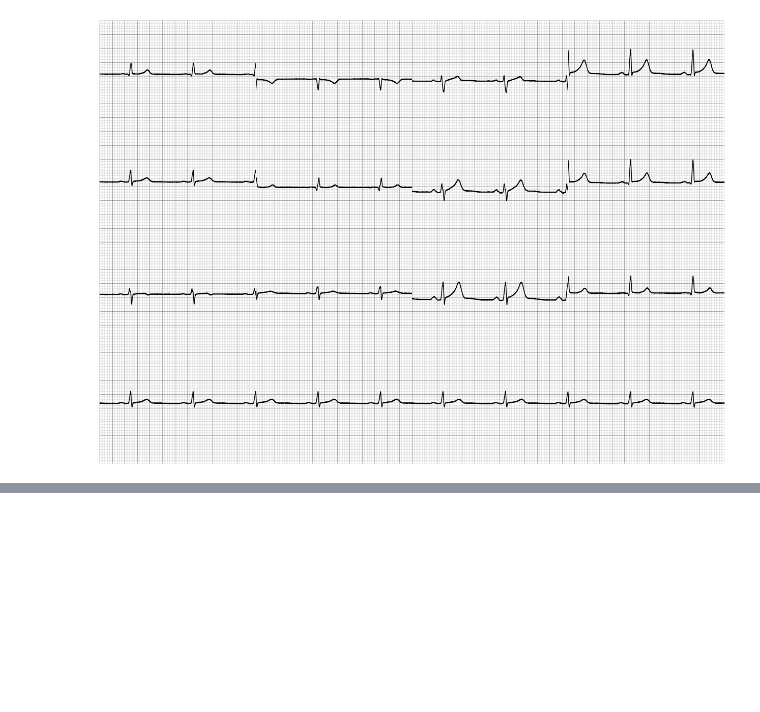
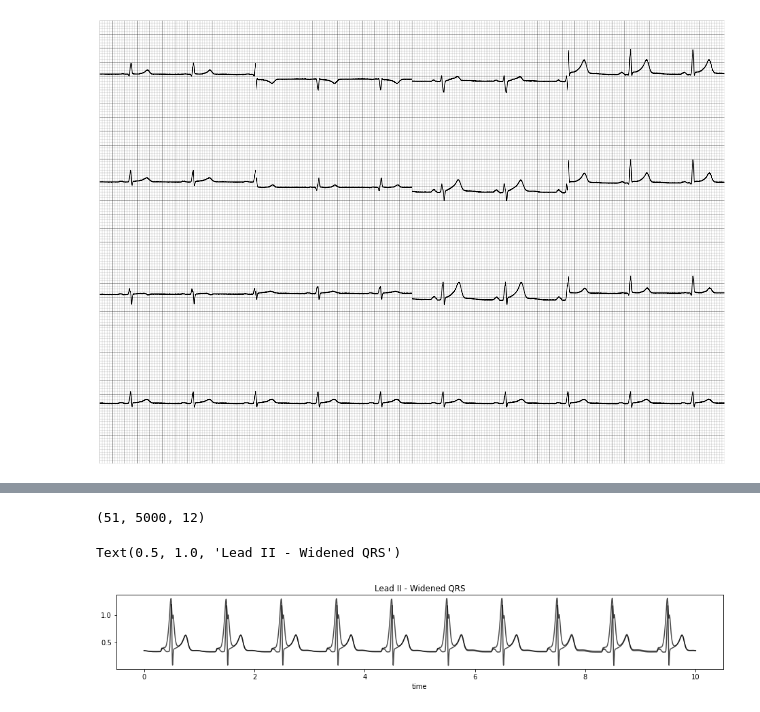
Before and after one commit to mit-ccrg/ECGNetSensitivity, a Jupyter notebook: test_vcg.ipynb, the cells around one changed output, grey strips where cells are left out. Cells and saved outputs as stored; diff of their text form; code cells hidden in the pictures; blank space fills up the shorter version.

```diff
--- a/test_vcg.ipynb
+++ b/test_vcg.ipynb
@@ -207,0 +314,40 @@ tools.plot12(e_noisy, fs=fs)
+# %%
+# for widened QRS, we need to adjust scale of the QRS complex a bit
+
+e_arr_qrs_max = np.max(e_arr_qrs[:,:,1], axis=1)
+
+scale_factor = e_arr_qrs_max[0]/e_arr_qrs_max
+
+all_ecgs_qrs = []
+
+vcg_first = vcg.VCG(60)
+t, y = tools.solve_vcg_object(vcg_first, fs=500)
+e = tools.convert_vcg_to_12lead(y)
+
+all_ecgs_qrs.append(e)
+
+i = 1
+for pw in tqdm.tqdm(pw_range[1:]) :
+    vcg_new = perturb_ecg.wide_qrs(vcg_first, percent_widened=pw, scaledown=scale_factor[i])
+    t, y = tools.solve_vcg_object(vcg_new, fs=500)
+    e = tools.convert_vcg_to_12lead(y)
+
+    all_ecgs_qrs.append(e)
+
+    i += 1
+
+    del vcg_new
+
+e_arr_qrs = np.array(all_ecgs_qrs)
+print(e_arr_qrs.shape)
+
+plt.figure(figsize=[16,2])
+plt.plot(t, e_arr_qrs[0,:,1].T, 'k', alpha=0.7);
+plt.plot(t, e_arr_qrs[-1,:,1].T, 'k', alpha=0.7);
+
+plt.xlabel('time')
+plt.title('Lead II - Widened QRS')
+# %% [output]
+(51, 5000, 12)
+Text(0.5, 1.0, 'Lead II - Widened QRS')
+[figure, added]
```
Also changed, not shown: parts of 21 cells of this notebook, 1 other file.
